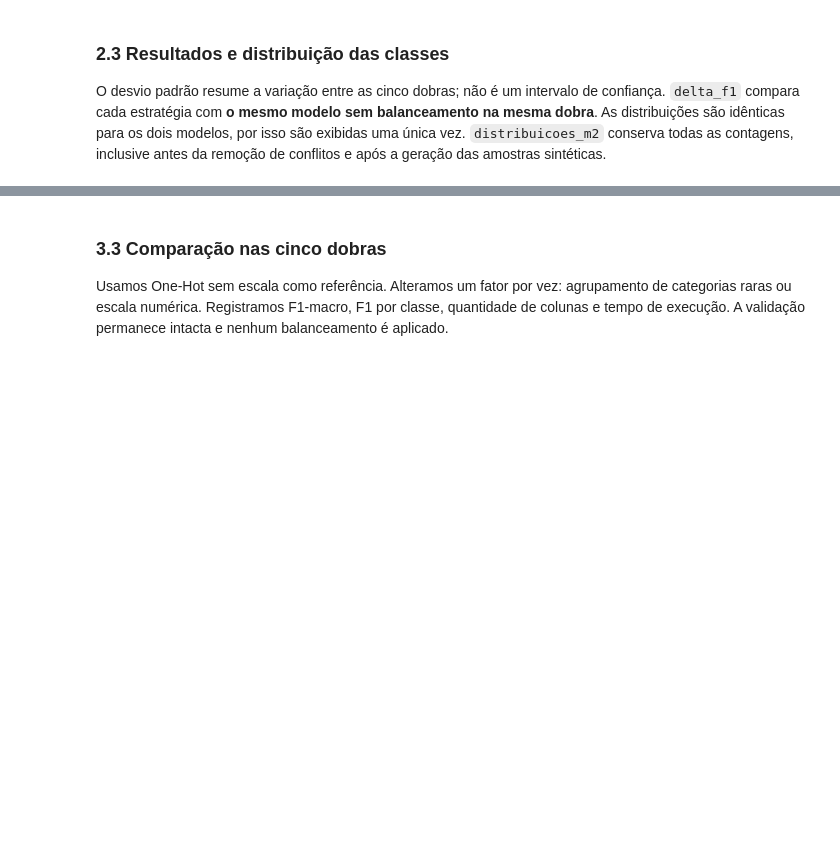
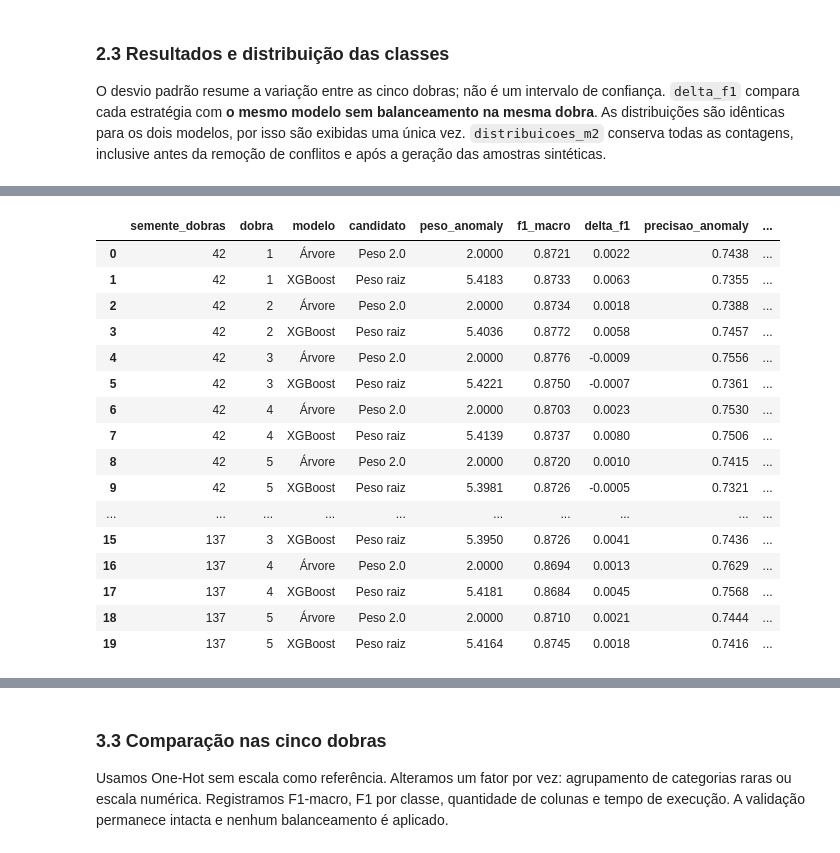
Before and after one commit to matheusmra/tp-ia, a Jupyter notebook: notebooks/02_pre_processamento.ipynb, the cells around one changed output, grey strips where cells are left out. Drawn from its saved outputs; the diff is of its cells as text; code cells hidden in the pictures; blank space fills up the shorter version.

```diff
--- a/notebooks/02_pre_processamento.ipynb
+++ b/notebooks/02_pre_processamento.ipynb
@@ -894,0 +1062,17 @@ As conclusões são condicionais à remoção de conflitos, aos parâmetros fixo
+# %%
+# Busca principal: mesmas cinco dobras da parte 1, modelo e limiar fixos.
+grade_por_modelo_m2 = {nome: list(ESPECIFICACOES_BUSCA_M2) for nome in MODELOS_M2}
+busca_por_dobra_m2, busca_distribuicoes_m2 = avaliar_grade_m2(
+    grade_por_modelo_m2, INDICES_DOBRAS, SEMENTE)
+assert len(busca_por_dobra_m2) == 270
+tabela_busca_m2 = resumir_grade_m2(busca_por_dobra_m2)
+with pd.option_context("display.max_rows", 60, "display.max_columns", None, "display.float_format", "{:.4f}".format):
+    display(tabela_busca_m2)
+
+# A lista é congelada antes de executar a segunda divisão.
+finalistas_m2 = {}
+for nome_modelo in MODELOS_M2:
+    ranking = tabela_busca_m2[(tabela_busca_m2.modelo == nome_modelo)
+                              & (tabela_busca_m2.candidato != "Sem balanceamento")]
+    finalistas_m2[nome_modelo] = ["Sem balanceamento"] + ranking.head(2).candidato.tolist()
+print("Finalistas para a segunda divisão:", finalistas_m2)
@@ -894,0 +1118,48 @@ As conclusões são condicionais à remoção de conflitos, aos parâmetros fixo
+# %%
+SEMENTE_CONFIRMACAO_M2 = 137
+dobras_confirmacao_m2 = list(StratifiedGroupKFold(
+    n_splits=N_DOBRAS, shuffle=True, random_state=SEMENTE_CONFIRMACAO_M2
+).split(X_treino, y_treino, grupos_treino))
+confirmacao_por_dobra_m2, confirmacao_distribuicoes_m2 = avaliar_grade_m2(
+    finalistas_m2, dobras_confirmacao_m2, SEMENTE_CONFIRMACAO_M2)
+assert len(confirmacao_por_dobra_m2) == 30
+confirmacao_m2 = resumir_grade_m2(confirmacao_por_dobra_m2)
+comparacao_sementes_m2 = tabela_busca_m2.merge(
+    confirmacao_m2, on=["modelo", "candidato"], suffixes=("_42", "_137"), validate="one_to_one")
+ambas_divisoes_m2 = pd.concat([busca_por_dobra_m2, confirmacao_por_dobra_m2], ignore_index=True)
+
+# Aplicar a regra definida antes da busca: melhorar a média nas duas divisões.
+recomendacoes_lista_m2 = []
+for nome_modelo in MODELOS_M2:
+    comp = comparacao_sementes_m2[comparacao_sementes_m2.modelo == nome_modelo].copy()
+    comp["f1_media_duas_divisoes"] = (comp.f1_macro_media_42 + comp.f1_macro_media_137) / 2
+    elegiveis = comp[(comp.candidato == "Sem balanceamento")
+                    | ((comp.delta_f1_42 > 0) & (comp.delta_f1_137 > 0))]
+    melhor = elegiveis.sort_values(["f1_media_duas_divisoes", "candidato"], ascending=[False, True]).iloc[0]
+    recomendacoes_lista_m2.append({"modelo": nome_modelo, "candidato": melhor.candidato,
+                                  "f1_media_duas_divisoes": melhor.f1_media_duas_divisoes,
+                                  "delta_42": melhor.delta_f1_42, "delta_137": melhor.delta_f1_137})
+recomendacoes_busca_m2 = pd.DataFrame(recomendacoes_lista_m2)
+CONFIGS_BALANCEAMENTO_M2 = {r["modelo"]: dict(ESPECIFICACOES_BUSCA_M2[r["candidato"]])
+                           for r in recomendacoes_lista_m2}
+
+with pd.option_context("display.max_columns", None, "display.float_format", "{:.4f}".format):
+    display(comparacao_sementes_m2[["modelo", "candidato", "f1_macro_media_42", "delta_f1_42",
+                                  "dobras_melhores_42", "f1_macro_media_137", "delta_f1_137",
+                                  "dobras_melhores_137", "precisao_anomaly_137", "recall_anomaly_137"]])
+    display(recomendacoes_busca_m2)
+
+# Evidências por dobra dos candidatos escolhidos; inclui pesos efetivos e distribuição final.
+escolhas_m2 = recomendacoes_busca_m2[["modelo", "candidato"]]
+metricas_escolhidas_m2 = ambas_divisoes_m2.merge(escolhas_m2, on=["modelo", "candidato"], validate="many_to_one")
+distribuicoes_escolhidas_m2 = pd.concat([busca_distribuicoes_m2, confirmacao_distribuicoes_m2]).merge(
+    escolhas_m2, on=["modelo", "candidato"], validate="many_to_one")
+with pd.option_context("display.max_rows", 25, "display.max_columns", None, "display.float_format", "{:.4f}".format):
+    display(metricas_escolhidas_m2[["semente_dobras", "dobra", "modelo", "candidato", "peso_anomaly",
+                                  "f1_macro", "delta_f1", "precisao_anomaly", "recall_anomaly"]])
+    display(distribuicoes_escolhidas_m2[["semente_dobras", "dobra", "modelo", "candidato",
+                                       "filtrado_normal", "filtrado_anomaly", "final_normal", "final_anomaly",
+                                       "validacao_normal", "validacao_anomaly"]])
+print("Configurações propostas para integração:", CONFIGS_BALANCEAMENTO_M2)
+print("300 ajustes concluídos; auditorias de grupos, contagens e validação aprovadas.")
+# %% [output]
@@ -894,0 +1193,17 @@ As conclusões são condicionais à remoção de conflitos, aos parâmetros fixo
+|  | semente_dobras | dobra | modelo | candidato | peso_anomaly | f1_macro | delta_f1 | precisao_anomaly | ... |
+| 0 | 42 | 1 | Árvore | Peso 2.0 | 2.0000 | 0.8721 | 0.0022 | 0.7438 | ... |
+| 1 | 42 | 1 | XGBoost | Peso raiz | 5.4183 | 0.8733 | 0.0063 | 0.7355 | ... |
+| 2 | 42 | 2 | Árvore | Peso 2.0 | 2.0000 | 0.8734 | 0.0018 | 0.7388 | ... |
+| 3 | 42 | 2 | XGBoost | Peso raiz | 5.4036 | 0.8772 | 0.0058 | 0.7457 | ... |
+| 4 | 42 | 3 | Árvore | Peso 2.0 | 2.0000 | 0.8776 | -0.0009 | 0.7556 | ... |
+| 5 | 42 | 3 | XGBoost | Peso raiz | 5.4221 | 0.8750 | -0.0007 | 0.7361 | ... |
+| 6 | 42 | 4 | Árvore | Peso 2.0 | 2.0000 | 0.8703 | 0.0023 | 0.7530 | ... |
+| 7 | 42 | 4 | XGBoost | Peso raiz | 5.4139 | 0.8737 | 0.0080 | 0.7506 | ... |
+| 8 | 42 | 5 | Árvore | Peso 2.0 | 2.0000 | 0.8720 | 0.0010 | 0.7415 | ... |
+| 9 | 42 | 5 | XGBoost | Peso raiz | 5.3981 | 0.8726 | -0.0005 | 0.7321 | ... |
+| ... | ... | ... | ... | ... | ... | ... | ... | ... | ... |
+| 15 | 137 | 3 | XGBoost | Peso raiz | 5.3950 | 0.8726 | 0.0041 | 0.7436 | ... |
+| 16 | 137 | 4 | Árvore | Peso 2.0 | 2.0000 | 0.8694 | 0.0013 | 0.7629 | ... |
+| 17 | 137 | 4 | XGBoost | Peso raiz | 5.4181 | 0.8684 | 0.0045 | 0.7568 | ... |
+| 18 | 137 | 5 | Árvore | Peso 2.0 | 2.0000 | 0.8710 | 0.0021 | 0.7444 | ... |
+| 19 | 137 | 5 | XGBoost | Peso raiz | 5.4164 | 0.8745 | 0.0018 | 0.7416 | ... |
```
Also changed, not shown: parts of 36 cells of this notebook, 1 other file.
